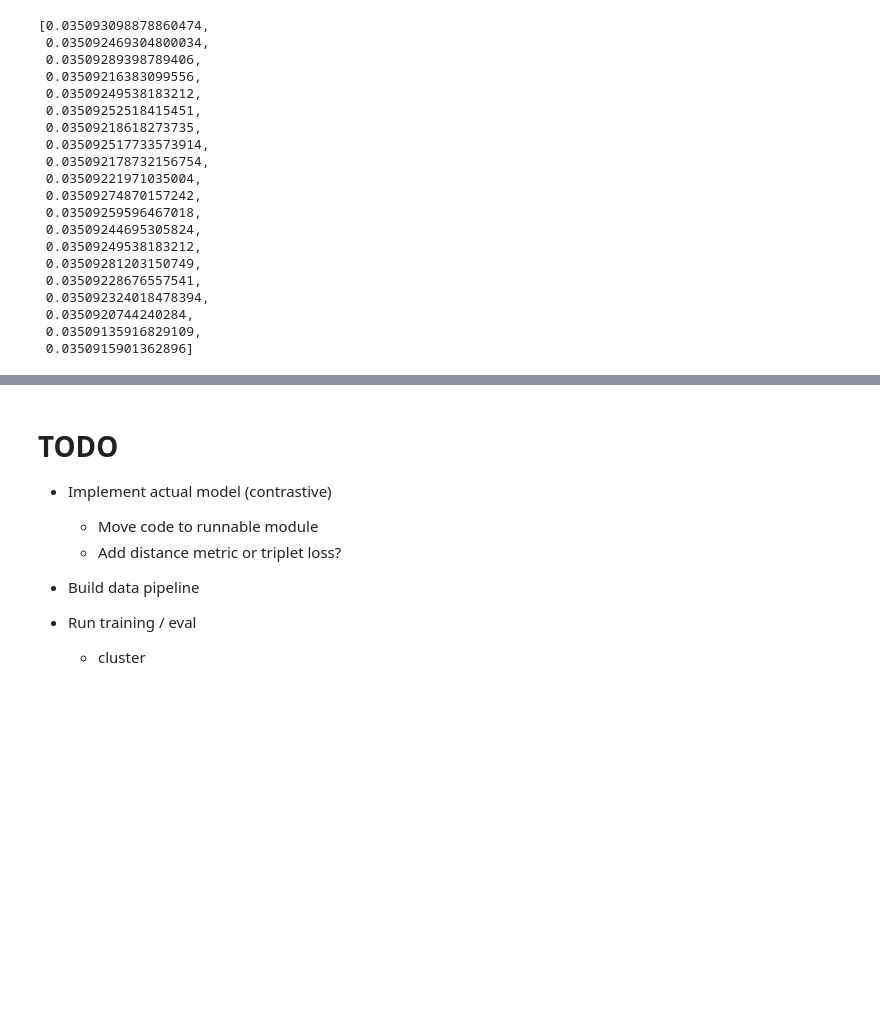
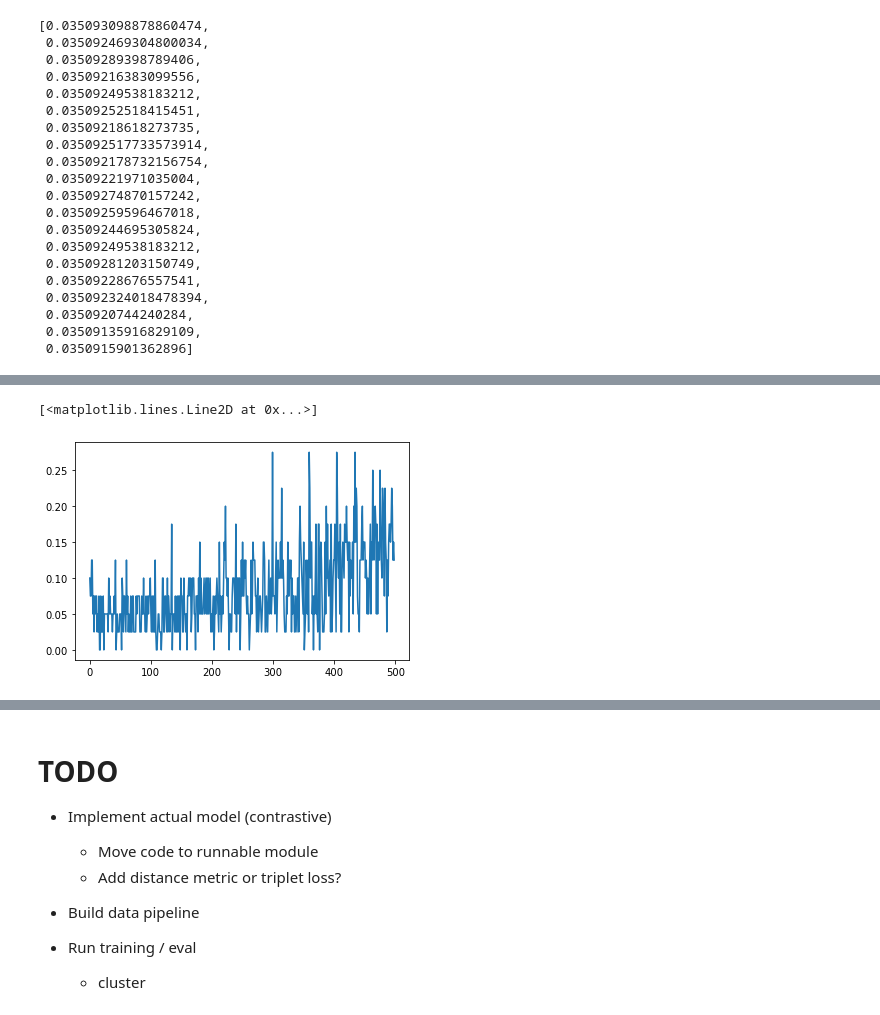
Before and after one commit to daniter-cu/discoher, a Jupyter notebook: notebooks/Modeling.ipynb, the cells around one changed output, grey strips where cells are left out. Drawn from its saved outputs; the diff is of its cells as text; code cells hidden in the pictures; blank space fills up the shorter version.

```diff
--- a/notebooks/Modeling.ipynb
+++ b/notebooks/Modeling.ipynb
@@ -180,0 +296,5 @@ losses[-20:]
+# %%
+plt.plot(all_acc)
+# %% [output]
+[<matplotlib.lines.Line2D at 0x...>]
+[figure, added]
```
Also changed, not shown: parts of 9 cells of this notebook, 4 other files.
